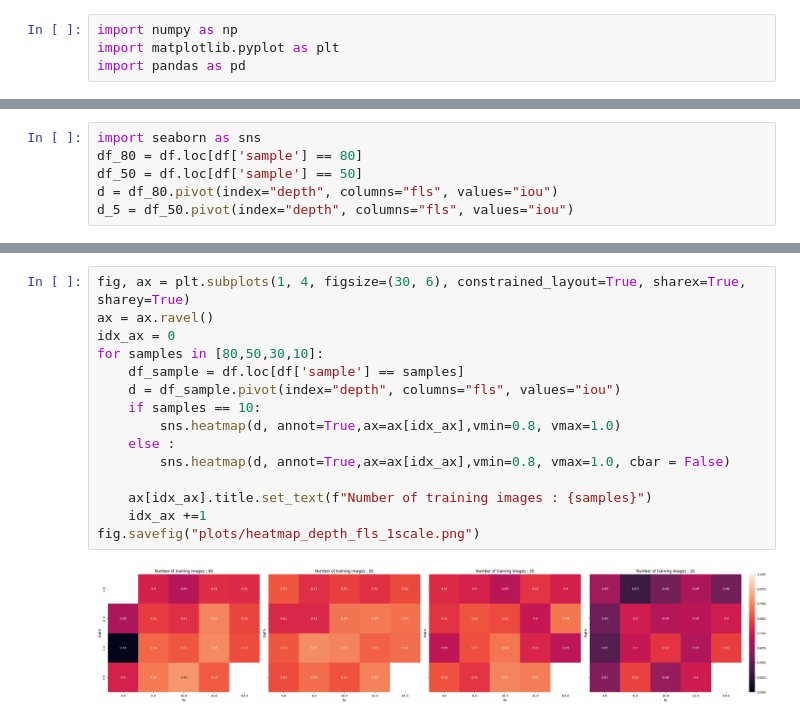
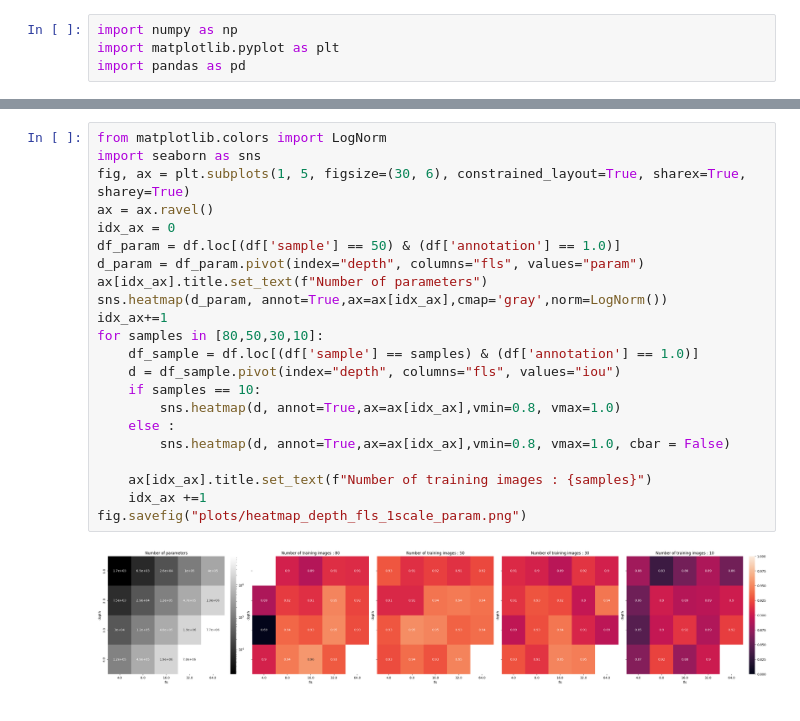
Before and after one commit to llleaa/ML-2025, a Jupyter notebook: projects/project2/plots.ipynb, the cells around one changed output, grey strips where cells are left out. Saved outputs shown, nothing was run; the diff lists cells and outputs as text.

Commit message:
cleaned cell generator and plots

```diff
--- a/projects/project2/plots.ipynb
+++ b/projects/project2/plots.ipynb
@@ -40,6 +21,0 @@ plt.show()
-# %%
-import seaborn as sns
-df_80 = df.loc[df['sample'] == 80]
-df_50 = df.loc[df['sample'] == 50]
-d = df_80.pivot(index="depth", columns="fls", values="iou")
-d_5 = df_50.pivot(index="depth", columns="fls", values="iou")
@@ -53,17 +22,24 @@ sns.heatmap(d_5, annot=True, vmax=100, cbar = False)
 # %%
-fig, ax = plt.subplots(1, 4, figsize=(30, 6), constrained_layout=True, sharex=True, sharey=True)
+from matplotlib.colors import LogNorm
+import seaborn as sns
+fig, ax = plt.subplots(1, 5, figsize=(30, 6), constrained_layout=True, sharex=True, sharey=True)
 ax = ax.ravel()
 idx_ax = 0
+df_param = df.loc[(df['sample'] == 50) & (df['annotation'] == 1.0)]
+d_param = df_param.pivot(index="depth", columns="fls", values="param")
+ax[idx_ax].title.set_text(f"Number of parameters")
+sns.heatmap(d_param, annot=True,ax=ax[idx_ax],cmap='gray',norm=LogNorm())
+idx_ax+=1
 for samples in [80,50,30,10]:
-    df_sample = df.loc[df['sample'] == samples]
+    df_sample = df.loc[(df['sample'] == samples) & (df['annotation'] == 1.0)]
     d = df_sample.pivot(index="depth", columns="fls", values="iou")
     if samples == 10:
         sns.heatmap(d, annot=True,ax=ax[idx_ax],vmin=0.8, vmax=1.0)
     else :
         sns.heatmap(d, annot=True,ax=ax[idx_ax],vmin=0.8, vmax=1.0, cbar = False)
 
     ax[idx_ax].title.set_text(f"Number of training images : {samples}")
     idx_ax +=1
-fig.savefig("plots/heatmap_depth_fls_1scale.png")
+fig.savefig("plots/heatmap_depth_fls_1scale_param.png")
 # %% [output]
-[figure, old version]
+[figure, new version]
```
Also changed, not shown: parts of 7 cells of this notebook, 9 other files.
